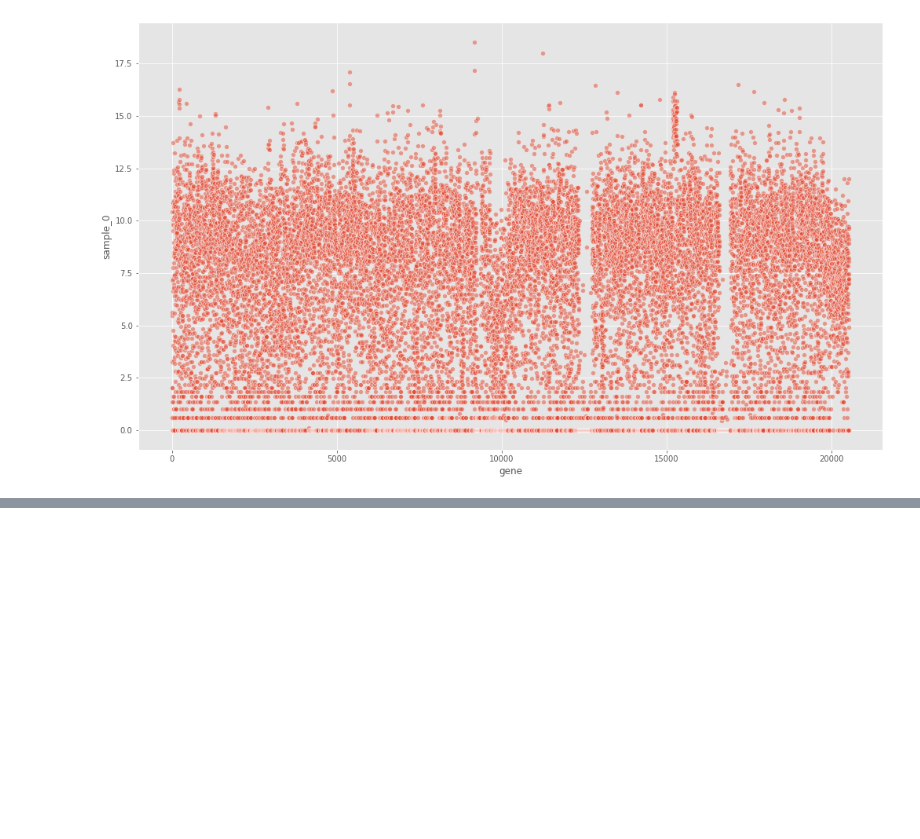
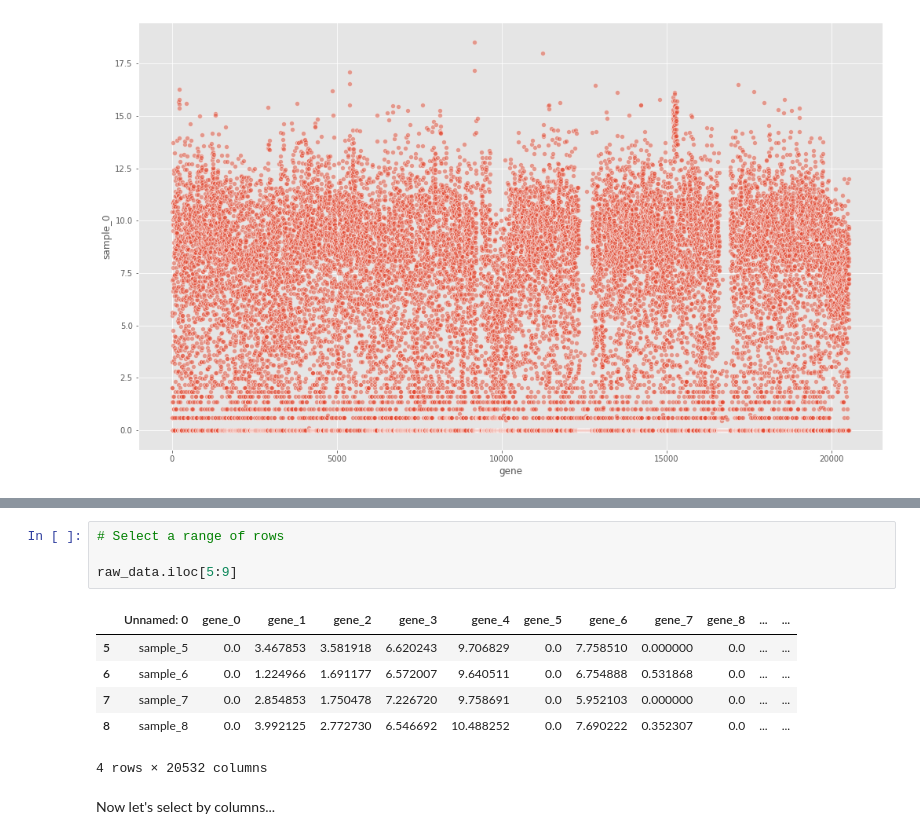
Before and after one commit to fredhutchio/ml-pancancer-example, a Jupyter notebook: Notebook 1 - Beginner.ipynb, the cells around one changed output, grey strips where cells are left out. Saved outputs shown, nothing was run; the diff lists cells and outputs as text; blank space fills up the shorter version.

```diff
--- a/Notebook 1 - Beginner.ipynb
+++ b/Notebook 1 - Beginner.ipynb
@@ -242,0 +302,13 @@ sns.scatterplot(ax=ax, y="sample_0", x='gene', data=data_transpose,
+# %%
+# Select a range of rows
+
+raw_data.iloc[5:9]
+# %% [output]
+|  | Unnamed: 0 | gene_0 | gene_1 | gene_2 | gene_3 | gene_4 | gene_5 | gene_6 | gene_7 | gene_8 | ... | ... |
+| 5 | sample_5 | 0.0 | 3.467853 | 3.581918 | 6.620243 | 9.706829 | 0.0 | 7.758510 | 0.000000 | 0.0 | ... | ... |
+| 6 | sample_6 | 0.0 | 1.224966 | 1.691177 | 6.572007 | 9.640511 | 0.0 | 6.754888 | 0.531868 | 0.0 | ... | ... |
+| 7 | sample_7 | 0.0 | 2.854853 | 1.750478 | 7.226720 | 9.758691 | 0.0 | 5.952103 | 0.000000 | 0.0 | ... | ... |
+| 8 | sample_8 | 0.0 | 3.992125 | 2.772730 | 6.546692 | 10.488252 | 0.0 | 7.690222 | 0.352307 | 0.0 | ... | ... |
+4 rows × 20532 columns
+# %% [markdown]
+Now let's select by columns...
```
Also changed, not shown: parts of 14 cells of this notebook.
